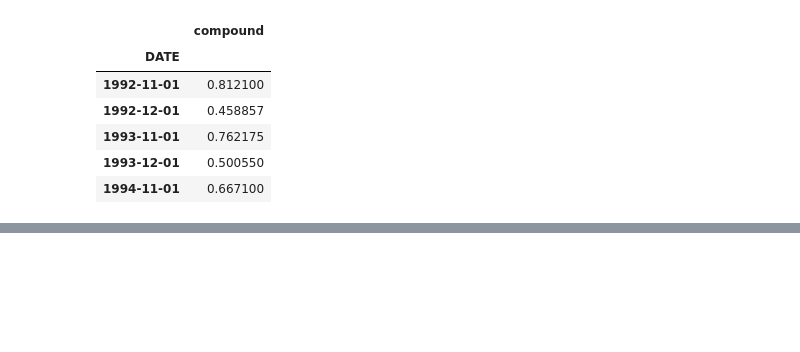
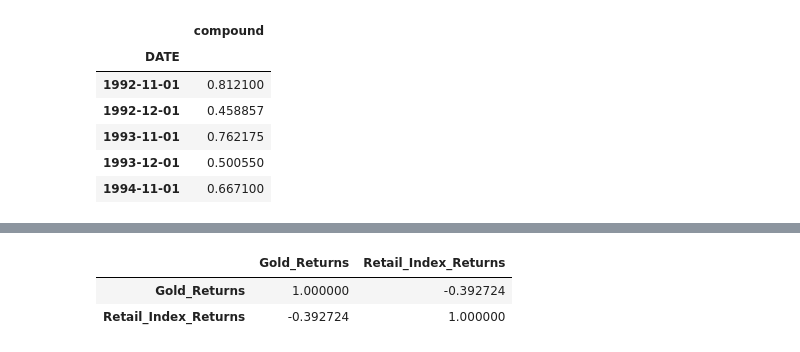
Before and after one commit to junaidqamer/HolidaySales, a Jupyter notebook: LSTM + Cointegration.ipynb, the cells around one changed output, grey strips where cells are left out. Cells and saved outputs as stored; diff of their text form; code cells hidden in the pictures; blank space fills up the shorter version.

```diff
--- a/LSTM + Cointegration.ipynb
+++ b/LSTM + Cointegration.ipynb
@@ -263,0 +235,6 @@ model.add(Dense(1))
+# %%
+returns_df.corr()
+# %% [output]
+|  | Gold_Returns | Retail_Index_Returns |
+| Gold_Returns | 1.000000 | -0.392724 |
+| Retail_Index_Returns | -0.392724 | 1.000000 |
```
Also changed, not shown: parts of 81 cells of this notebook.
